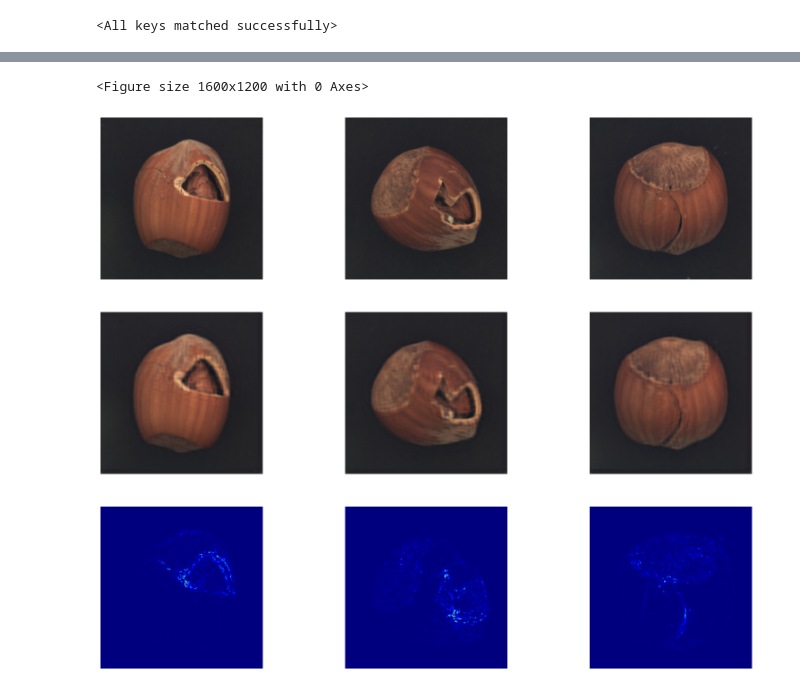
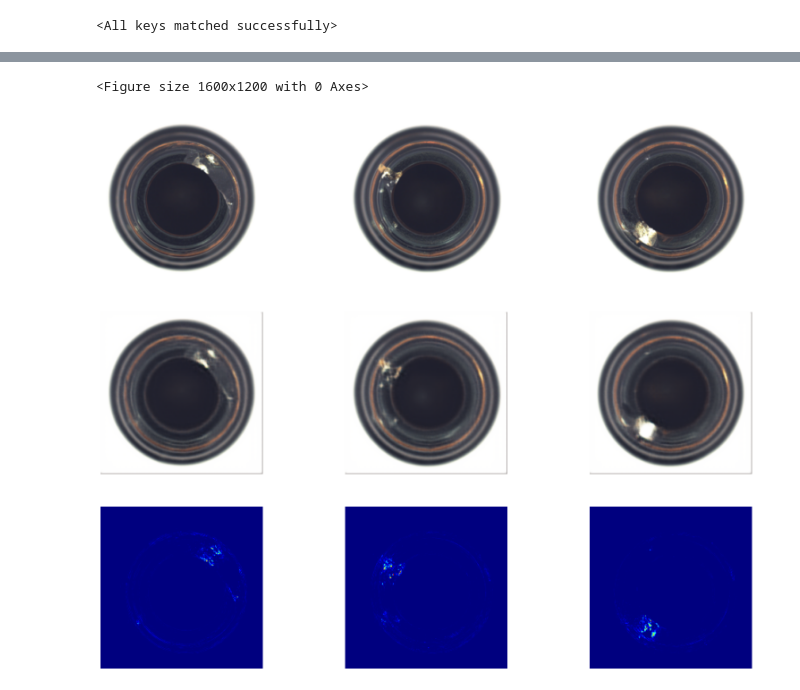
Before and after one commit to NuwanHapuarachchi/EN3160---Project, a Jupyter notebook: AD_CNN.ipynb, the cells around one changed output, grey strips where cells are left out. Cells and saved outputs as stored; diff of their text form; code cells hidden in the pictures.

```diff
--- a/AD_CNN.ipynb
+++ b/AD_CNN.ipynb
@@ -46,7 +46,7 @@ print(f'Memory for all 208 images: {memory_usage * 208 / (1024 ** 2):.2f} MB')
 Memory usage: 0.57 MB
 Memory for all 208 images: 119.44 MB
 # %%
-train_image_folder = ImageFolder(root="./data/hazelnut/train", transform=transforms)
+train_image_folder = ImageFolder(root="./data/capsule/train", transform=transforms)
 x, y = train_image_folder[0]
 print(f"Image shape: {x.shape}, Label: {y}")
 # %% [output]
@@ -81,5 +81,5 @@ plt.show()
 # %%
-input_image = Image.open(r'.\data\hazelnut\train\good\000.png')
+input_image = Image.open(r'.\data\capsule\train\good\000.png')
 input_image = transforms(input_image)
 
 input_image = input_image.unsqueeze(0)
@@ -254,26 +252,26 @@ torch.Size([16, 224, 224])
 # %%
-test_image_1 = transforms(Image.open(r'data\hazelnut\test\crack\000.png'))
-test_image_2 = transforms(Image.open(r'data\hazelnut\test\crack\001.png'))
-test_image_3 = transforms(Image.open(r'data\hazelnut\test\crack\002.png'))
+test_image_1 = transforms(Image.open(r'data\capsule\test\crack\010.png'))
+test_image_2 = transforms(Image.open(r'data\capsule\test\crack\001.png'))
+test_image_3 = transforms(Image.open(r'data\capsule\test\crack\004.png'))
 
 data = torch.stack([test_image_1,test_image_2, test_image_3])
 
 with torch.no_grad():
     data = data.cuda()
     recon = model(data)
 
 recon_error =  ((data-recon)**2).mean(axis=1)
 
 plt.figure(dpi=250)
 fig, ax = plt.subplots(3, 3, figsize=(5*4, 4*4))
 for i in range(3):
     ax[0, i].imshow(data[i].cpu().numpy().transpose((1, 2, 0)))
     ax[1, i].imshow(recon[i].cpu().numpy().transpose((1, 2, 0)))
     ax[2, i].imshow(recon_error[i][0:-10,0:-10].cpu().numpy(), cmap='jet',vmax= torch.max(recon_error[i]))
     ax[0, i].axis('OFF')
     ax[1, i].axis('OFF')
     ax[2, i].axis('OFF')
 plt.show()
 # %% [output]
 <Figure size 1600x1200 with 0 Axes>
-[figure, old version]
+[figure, new version]
```
Also changed, not shown: parts of 6 cells of this notebook, 3 other files.
